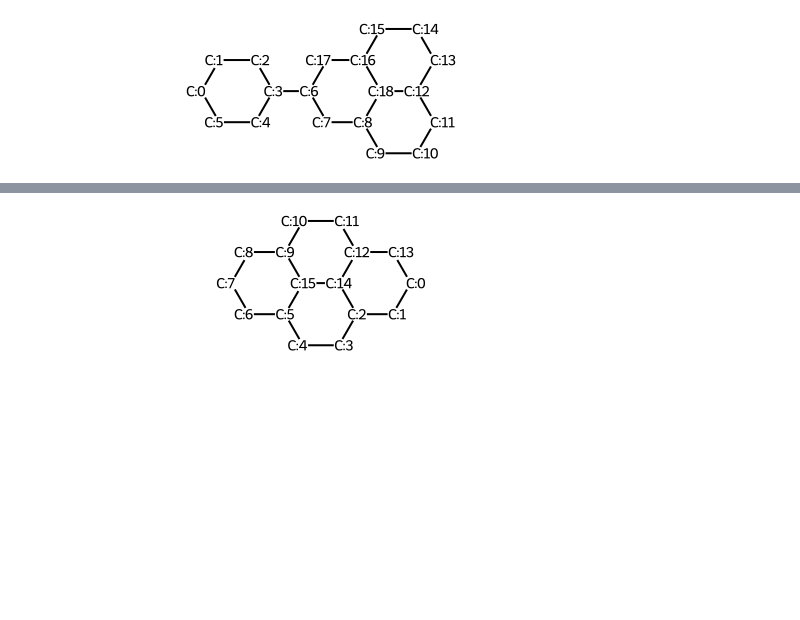
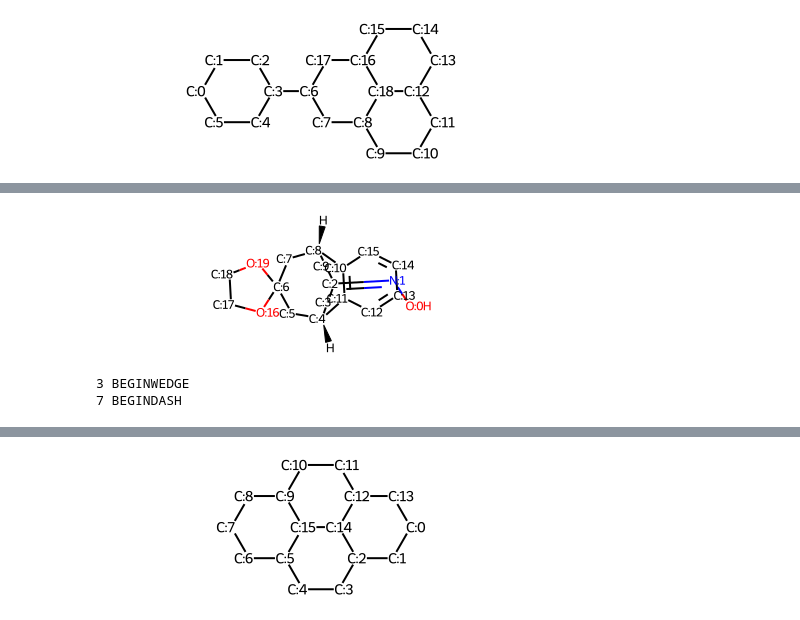
Before and after one commit to chopralab/Cliquify, a Jupyter notebook: t_enumerate.ipynb, the cells around one changed output, grey strips where cells are left out. Saved outputs shown, nothing was run; the diff lists cells and outputs as text; code cells hidden in the pictures; blank space fills up the shorter version.

```diff
--- a/t_enumerate.ipynb
+++ b/t_enumerate.ipynb
@@ -37,0 +81,20 @@ test_mol2
+# %%
+# mol = Chem.MolFromSmiles("CCn1c(=O)c(=O)[nH]c2cc(C(=O)NN3C(=O)NC(C)(c4ccccc4)C3=O)ccc21")
+# mol = Chem.MolFromSmiles("CCn1c(=O)c(=O)[nH]c2ccc(C(=O)NN3C(=O)NC(C)(c4ccccc4)C3=O)cc21")
+
+# mol = Chem.MolFromSmiles("CCN1C(=O)C(=O)NC2=CC=CC=C21")
+mol = Chem.MolFromSmiles("CCN1C(=O)C(=O)NC2CCCCC21")
+# mol = Chem.MolFromSmiles("CCN1C(=O)C(=O)NC2=C1C=CC=C2")
+
+mol.GetBondBetweenAtoms(1, 10)
+# %%
+mol2 = Chem.MolFromSmiles("CCn1c(=O)c(=O)[nH]c2cc(C(=O)NN3C(=O)NC(C)(c4ccccc4)C3=O)ccc21")
+# mol2 = Chem.MolFromSmiles("CCn1c(=O)c(=O)nc2cc(C(=O)NN3C(=O)NC(C)(c4ccccc4)C3=O)ccc21")
+def show_atom_number(mol, label):
+    for atom in mol.GetAtoms():
+        atom.SetProp(label, str(atom.GetIdx()))
+    return mol
+test_mol2 = show_atom_number(Chem.RWMol(mol2), "molAtomMapNumber")
+test_mol2
+Draw.MolsToGridImage([test_mol2], molsPerRow=1, subImgSize=(500,500), useSVG=True)
+# Draw.MolsToGridImage([mol2, mol3], molsPerRow=2, subImgSize=(500,500), useSVG=True)
@@ -37,0 +103,10 @@ test_mol2
+# %%
+mol2 = Chem.MolFromSmiles("CC(C)(C)c1ccc(C(=O)N[C@H]2CCN3CCCc4cccc2c43)cc1")
+def show_atom_number(mol, label):
+    for atom in mol.GetAtoms():
+        atom.SetProp(label, str(atom.GetIdx()))
+    return mol
+test_mol2 = show_atom_number(Chem.RWMol(mol2), "molAtomMapNumber")
+test_mol2
+Draw.MolsToGridImage([test_mol2], molsPerRow=1, subImgSize=(500,500), useSVG=True)
+# Draw.MolsToGridImage([mol2, mol3], molsPerRow=2, subImgSize=(500,500), useSVG=True)
@@ -37,0 +115,31 @@ test_mol2
+# %%
+# mol2 = Chem.MolFromSmiles("ON=C1C[C@H]2CC3(C[C@@H](C1)c1ccccc12)OCCO3")
+mol2 = Chem.MolFromSmiles("ON=C1C[C@H]2CC3(C[C@@H](C1)C1=C2C=CC=C1)OCCO3")
+def show_atom_number(mol, label):
+    for atom in mol.GetAtoms():
+        atom.SetProp(label, str(atom.GetIdx()))
+    return mol
+test_mol2 = show_atom_number(Chem.RWMol(mol2), "molAtomMapNumber")
+test_mol2
+# %% [output]
+[figure, added]
+# %%
+from rdkit.Chem import rdDepictor
+
+# for atom in mol2.GetAtoms():
+#     print(atom.GetChiralTag())
+mol2 = Chem.MolFromSmiles("ON=C1C[C@H]2CC3(C[C@@H](C1)c1ccccc12)OCCO3")
+
+if not mol2.GetNumConformers():
+    rdDepictor.Compute2DCoords(mol2)
+conf = mol2.GetConformer()
+Chem.WedgeMolBonds(mol2,conf)
+
+for bond in mol2.GetBonds():
+    if bond.GetBondDir() != Chem.BondDir.NONE:
+        print (bond.GetIdx(), bond.GetBondDir())
+
+    # print(bond.GetBondDir())
+# %% [output]
+3 BEGINWEDGE
+7 BEGINDASH
```
Also changed, not shown: parts of 30 cells of this notebook, 5 other files.
